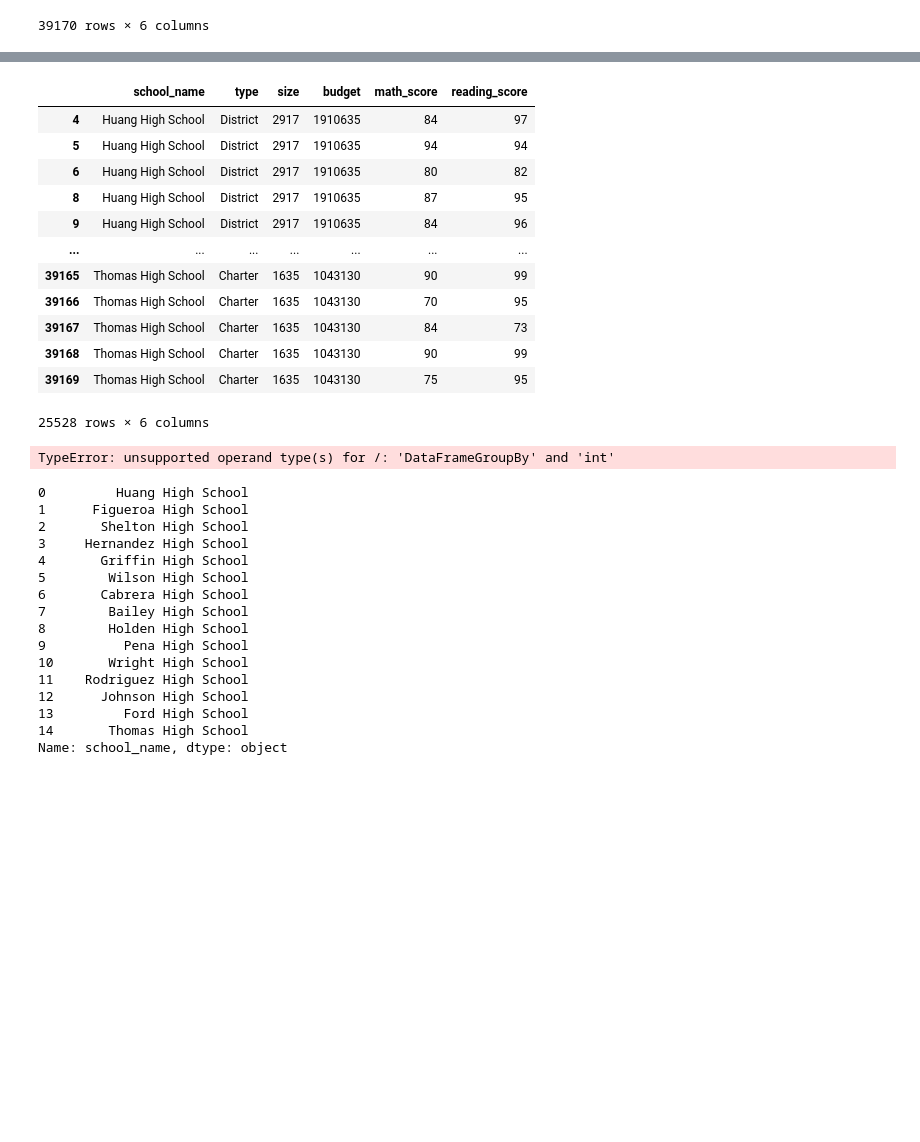
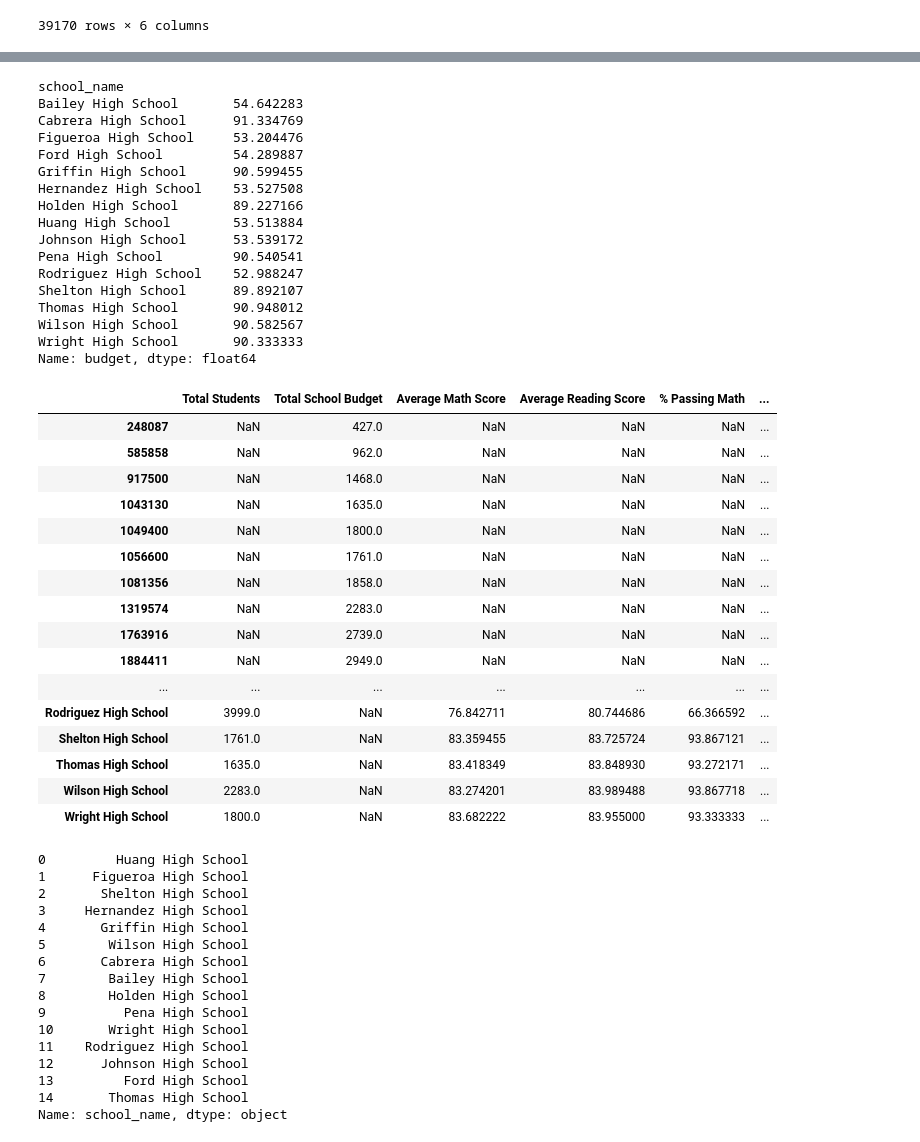
Before and after one commit to spennington1394/pandas-challenge, a Jupyter notebook: PySchool_Main.ipynb, the cells around one changed output, grey strips where cells are left out. Cells and saved outputs as stored; diff of their text form; code cells hidden in the pictures; blank space fills up the shorter version.

Commit message:
School summary
need to work out the summary table for school. DO NOT TOUCH THE VALUES FOR THE TABLE!

```diff
--- a/PySchool_Main.ipynb
+++ b/PySchool_Main.ipynb
@@ -246,0 +280,6 @@ math_group = math_s.groupby(['school_name'])
+# %%
+math_s = school_df.loc[school_df['math_score']>=70]
+
+math_p = (math_s.groupby(['school_name']).count()['budget']/school_df.groupby(['school_name']).count()['budget'])*100
+
+math_p
@@ -247,5 +304,7 @@ math_group = math_s.groupby(['school_name'])
 # %%
 reading_s = school_df.loc[school_df['reading_score']>=70]
 
-reading_s.head()
+reading_p = (reading_s.groupby(["school_name"]).count()["budget"]/school_df.groupby(["school_name"]).count()["budget"])*100
+
+reading_p
 # %% [output]
@@ -261,18 +329,24 @@ reading_group = reading_s.groupby(['school_name'])
 #indivduals who meet criteria of passing reading and math
 read_math_s = school_df.loc[(school_df['reading_score']>=70) & (school_df['math_score']>=70)]
 
-read_math_s
+read_math_p = (read_math_s.groupby(['school_name']).count()['budget']/school_df.groupby(['school_name']).count()['budget'])*100
+
+read_math_p
 # %% [output]
-|  | school_name | type | size | budget | math_score | reading_score |
-| 4 | Huang High School | District | 2917 | 1910635 | 84 | 97 |
-| 5 | Huang High School | District | 2917 | 1910635 | 94 | 94 |
-| 6 | Huang High School | District | 2917 | 1910635 | 80 | 82 |
-| 8 | Huang High School | District | 2917 | 1910635 | 87 | 95 |
-| 9 | Huang High School | District | 2917 | 1910635 | 84 | 96 |
-| ... | ... | ... | ... | ... | ... | ... |
-| 39165 | Thomas High School | Charter | 1635 | 1043130 | 90 | 99 |
-| 39166 | Thomas High School | Charter | 1635 | 1043130 | 70 | 95 |
-| 39167 | Thomas High School | Charter | 1635 | 1043130 | 84 | 73 |
-| 39168 | Thomas High School | Charter | 1635 | 1043130 | 90 | 99 |
-| 39169 | Thomas High School | Charter | 1635 | 1043130 | 75 | 95 |
-25528 rows × 6 columns
+school_name
+Bailey High School       54.642283
+Cabrera High School      91.334769
+Figueroa High School     53.204476
+Ford High School         54.289887
+Griffin High School      90.599455
+Hernandez High School    53.527508
+Holden High School       89.227166
+Huang High School        53.513884
+Johnson High School      53.539172
+Pena High School         90.540541
+Rodriguez High School    52.988247
+Shelton High School      89.892107
+Thomas High School       90.948012
+Wilson High School       90.582567
+Wright High School       90.333333
+Name: budget, dtype: float64
@@ -282,8 +353,32 @@ read_math_group = read_math_s.groupby(['school_name'])
-# %%
-#Ask Meili about this step
-read_math_p = (read_math_group/39170)*100
-# %% [output]
-TypeError: unsupported operand type(s) for /: 'DataFrameGroupBy' and 'int'
+# %%
+school_summary = pd.DataFrame({'Total Students':per_school_students,
+                   'Total School Budget':schools_budget,
+                   'Average Math Score':average_math,
+                   'Average Reading Score':average_read,
+                   '% Passing Math':math_p,
+                   '% Passing Reading':reading_p,
+                   '% Overall Passing':read_math_p
+
+                  })
+school_summary
+# %% [output]
+|  | Total Students | Total School Budget | Average Math Score | Average Reading Score | % Passing Math | ... |
+| 248087 | NaN | 427.0 | NaN | NaN | NaN | ... |
+| 585858 | NaN | 962.0 | NaN | NaN | NaN | ... |
+| 917500 | NaN | 1468.0 | NaN | NaN | NaN | ... |
+| 1043130 | NaN | 1635.0 | NaN | NaN | NaN | ... |
+| 1049400 | NaN | 1800.0 | NaN | NaN | NaN | ... |
+| 1056600 | NaN | 1761.0 | NaN | NaN | NaN | ... |
+| 1081356 | NaN | 1858.0 | NaN | NaN | NaN | ... |
+| 1319574 | NaN | 2283.0 | NaN | NaN | NaN | ... |
+| 1763916 | NaN | 2739.0 | NaN | NaN | NaN | ... |
+| 1884411 | NaN | 2949.0 | NaN | NaN | NaN | ... |
+| ... | ... | ... | ... | ... | ... | ... |
+| Rodriguez High School | 3999.0 | NaN | 76.842711 | 80.744686 | 66.366592 | ... |
+| Shelton High School | 1761.0 | NaN | 83.359455 | 83.725724 | 93.867121 | ... |
+| Thomas High School | 1635.0 | NaN | 83.418349 | 83.848930 | 93.272171 | ... |
+| Wilson High School | 2283.0 | NaN | 83.274201 | 83.989488 | 93.867718 | ... |
+| Wright High School | 1800.0 | NaN | 83.682222 | 83.955000 | 93.333333 | ... |
 # %%
 #here to make percent and average easier
 schools_name = merged_df.set_index('school_name').groupby(['school_name'])
```
Also changed, not shown: parts of 17 cells of this notebook.
